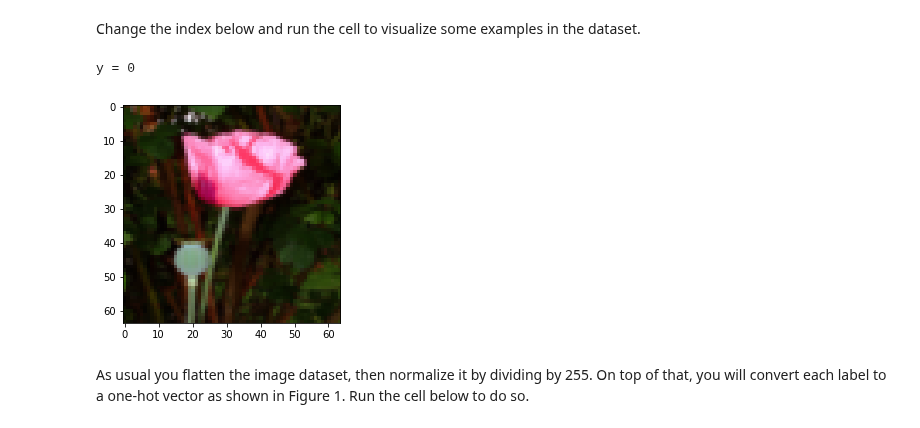
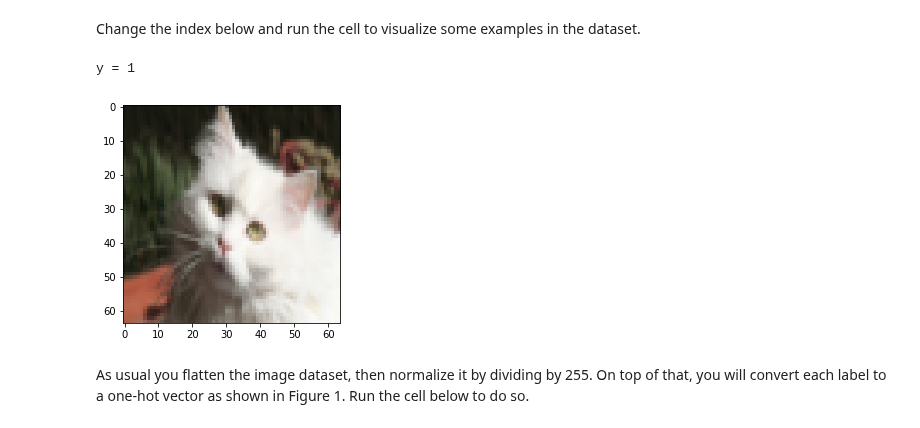
Before and after one commit to minimalgeek/Python, a Jupyter notebook: Deep_Learning/Week7/Tensorflow+Tutorial.ipynb, the cells around one changed output. Cells and saved outputs as stored; diff of their text form; code cells hidden in the pictures.

```diff
--- a/Deep_Learning/Week7/Tensorflow+Tutorial.ipynb
+++ b/Deep_Learning/Week7/Tensorflow+Tutorial.ipynb
@@ -486,12 +486,12 @@ X_train_orig, Y_train_orig, X_test_orig, Y_test_orig, classes = load_dataset()
 Change the index below and run the cell to visualize some examples in the dataset.
 # %%
 # Example of a picture
-index = 30
+index = 102
 plt.imshow(X_train_orig[index])
 print ("y = " + str(np.squeeze(Y_train_orig[:, index])))
 # %% [output]
-y = 0
+y = 1
-[figure, old version]
+[figure, new version]
 # %% [markdown]
 As usual you flatten the image dataset, then normalize it by dividing by 255. On top of that, you will convert each label to a one-hot vector as shown in Figure 1. Run the cell below to do so.
 # %%
```
Also changed, not shown: parts of 2 cells of this notebook, 20 other files.
